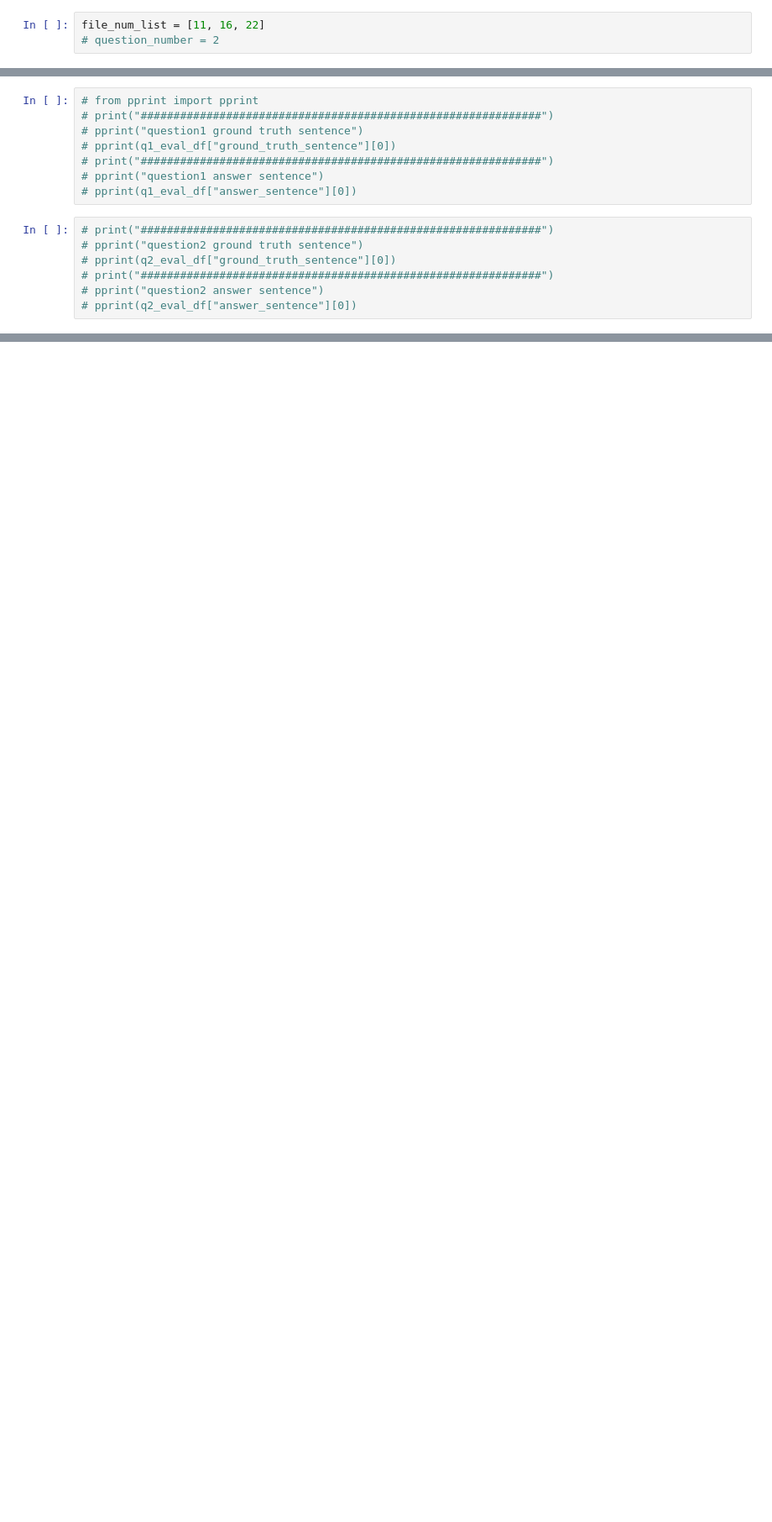
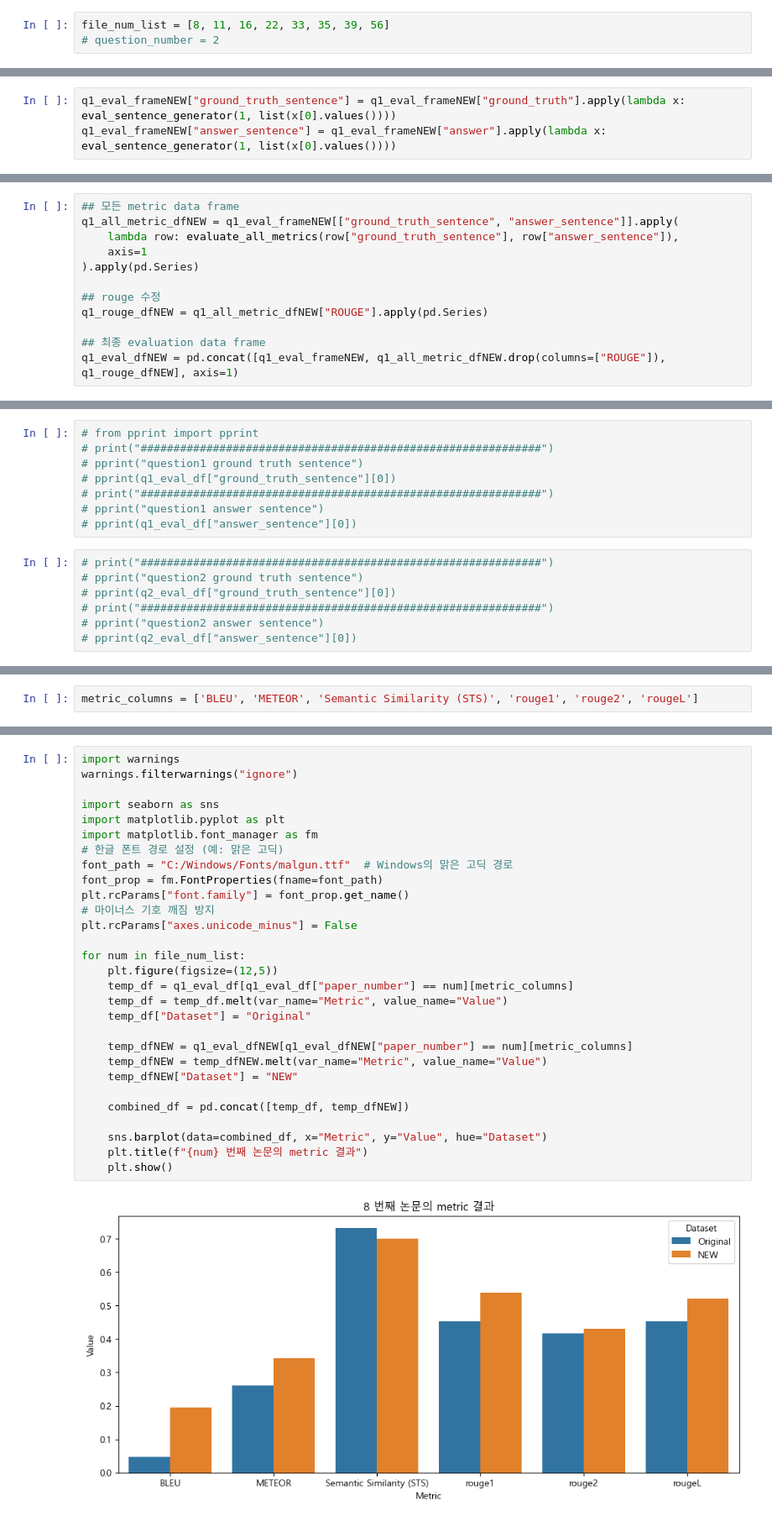
Before and after one commit to AIFFEL-VOLTAI/VOLTAI, a Jupyter notebook: eval.ipynb, the cells around one changed output, grey strips where cells are left out. Shown at 84% size. Drawn from its saved outputs; the diff is of its cells as text; blank space fills up the shorter version.

Commit message:
Feat : Add evaluation analysis codes

```diff
--- a/eval.ipynb
+++ b/eval.ipynb
@@ -400,7 +933,7 @@ def eval_df_generator(
 # %% [markdown]
 ### eval
 # %%
-file_num_list = [11, 16, 22]
+file_num_list = [8, 11, 16, 22, 33, 35, 39, 56]
 # question_number = 2
 # %%
 q1_eval_frame = eval_df_generator(
@@ -476,6 +1069,9 @@ def eval_sentence_generator(question_number, values):
 # %%
 q1_eval_frame["ground_truth_sentence"] = q1_eval_frame["ground_truth"].apply(lambda x: eval_sentence_generator(1, list(x[0].values())))
 q1_eval_frame["answer_sentence"] = q1_eval_frame["answer"].apply(lambda x: eval_sentence_generator(1, list(x[0].values())))
+# %%
+q1_eval_frameNEW["ground_truth_sentence"] = q1_eval_frameNEW["ground_truth"].apply(lambda x: eval_sentence_generator(1, list(x[0].values())))
+q1_eval_frameNEW["answer_sentence"] = q1_eval_frameNEW["answer"].apply(lambda x: eval_sentence_generator(1, list(x[0].values())))
 # %%
 q2_eval_frame["ground_truth_sentence"] = q2_eval_frame["ground_truth"].apply(lambda x: eval_sentence_generator(question_number=2, values=list(x[0].values())))
 q2_eval_frame["answer_sentence"] = q2_eval_frame["answer"].apply(lambda x: eval_sentence_generator(question_number=2, values=list(x[0].values())))
@@ -502,0 +1107,12 @@ q1_eval_df
+# %%
+## 모든 metric data frame
+q1_all_metric_dfNEW = q1_eval_frameNEW[["ground_truth_sentence", "answer_sentence"]].apply(
+    lambda row: evaluate_all_metrics(row["ground_truth_sentence"], row["answer_sentence"]),
+    axis=1
+).apply(pd.Series)
+
+## rouge 수정
+q1_rouge_dfNEW = q1_all_metric_dfNEW["ROUGE"].apply(pd.Series)
+
+## 최종 evaluation data frame
+q1_eval_dfNEW = pd.concat([q1_eval_frameNEW, q1_all_metric_dfNEW.drop(columns=["ROUGE"]), q1_rouge_dfNEW], axis=1)
@@ -536,0 +1219,2 @@ q2_eval_df
+# %%
+metric_columns = ['BLEU', 'METEOR', 'Semantic Similarity (STS)', 'rouge1', 'rouge2', 'rougeL']
@@ -536,0 +1223,31 @@ q2_eval_df
+# %%
+import warnings
+warnings.filterwarnings("ignore")
+
+import seaborn as sns
+import matplotlib.pyplot as plt
+import matplotlib.font_manager as fm
+# 한글 폰트 경로 설정 (예: 맑은 고딕)
+font_path = "C:/Windows/Fonts/malgun.ttf"  # Windows의 맑은 고딕 경로
+font_prop = fm.FontProperties(fname=font_path)
+plt.rcParams["font.family"] = font_prop.get_name()
+# 마이너스 기호 깨짐 방지
+plt.rcParams["axes.unicode_minus"] = False
+
+for num in file_num_list:
+    plt.figure(figsize=(12,5))
+    temp_df = q1_eval_df[q1_eval_df["paper_number"] == num][metric_columns]
+    temp_df = temp_df.melt(var_name="Metric", value_name="Value")
+    temp_df["Dataset"] = "Original"
+
+    temp_dfNEW = q1_eval_dfNEW[q1_eval_dfNEW["paper_number"] == num][metric_columns]
+    temp_dfNEW = temp_dfNEW.melt(var_name="Metric", value_name="Value")
+    temp_dfNEW["Dataset"] = "NEW"
+
+    combined_df = pd.concat([temp_df, temp_dfNEW])
+
+    sns.barplot(data=combined_df, x="Metric", y="Value", hue="Dataset")
+    plt.title(f"{num} 번째 논문의 metric 결과")
+    plt.show()
+# %% [output]
+[figure, added]
```
Also changed, not shown: parts of 29 cells of this notebook, 1 other file.
